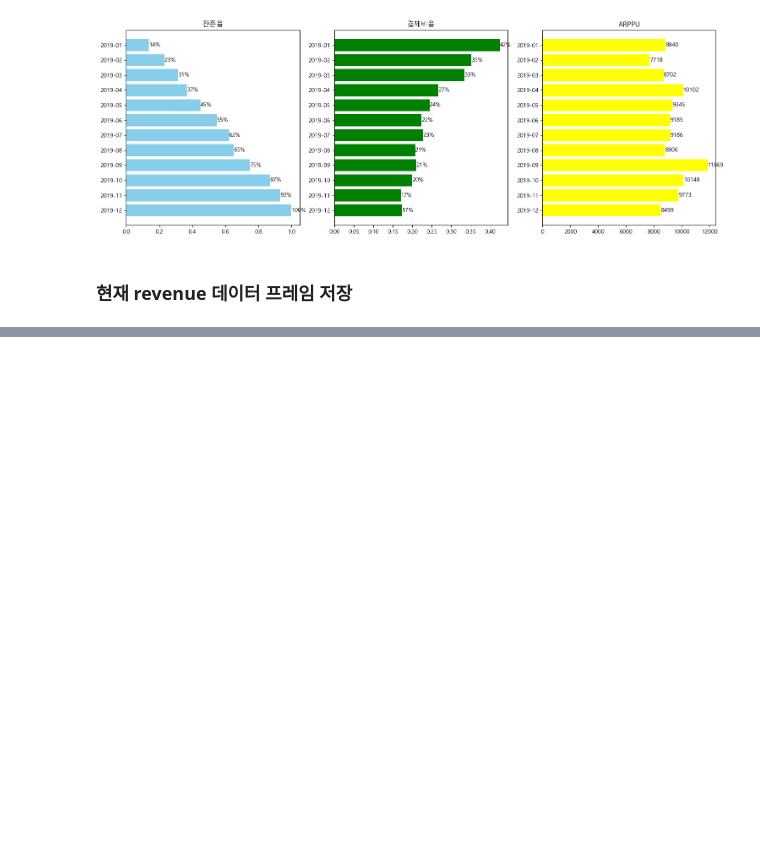
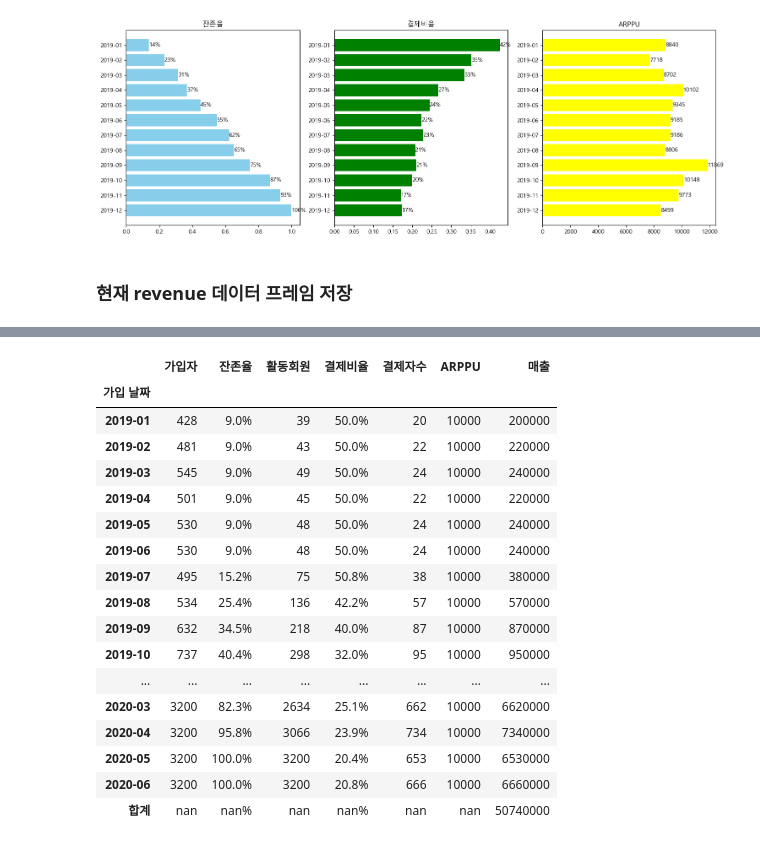
Before and after one commit to nyeokinyeoki/backup, a Jupyter notebook: data1.ipynb, the cells around one changed output, grey strips where cells are left out. Cells and saved outputs as stored; diff of their text form; code cells hidden in the pictures; blank space fills up the shorter version.

```diff
--- a/data1.ipynb
+++ b/data1.ipynb
@@ -516,0 +654,23 @@ devide_revenue.to_csv("./practice_revenue.csv")
+# %%
+future_metric_style = future_metric.style.format({'가입자' : '{:.0f}', "잔존율": '{:.1%}', '활동회원' : '{:.0f}',
+                                                  "결제비율": '{:.1%}', '결제자수' : '{:.0f}', 'ARPPU' : '{:.0f}', '매출' : '{:.0f}'})
+future_metric_style
+# %% [output]
+|  | 가입자 | 잔존율 | 활동회원 | 결제비율 | 결제자수 | ARPPU | 매출 |
+| 가입 날짜 |  |  |  |  |  |  |  |
+| 2019-01 | 428 | 9.0% | 39 | 50.0% | 20 | 10000 | 200000 |
+| 2019-02 | 481 | 9.0% | 43 | 50.0% | 22 | 10000 | 220000 |
+| 2019-03 | 545 | 9.0% | 49 | 50.0% | 24 | 10000 | 240000 |
+| 2019-04 | 501 | 9.0% | 45 | 50.0% | 22 | 10000 | 220000 |
+| 2019-05 | 530 | 9.0% | 48 | 50.0% | 24 | 10000 | 240000 |
+| 2019-06 | 530 | 9.0% | 48 | 50.0% | 24 | 10000 | 240000 |
+| 2019-07 | 495 | 15.2% | 75 | 50.8% | 38 | 10000 | 380000 |
+| 2019-08 | 534 | 25.4% | 136 | 42.2% | 57 | 10000 | 570000 |
+| 2019-09 | 632 | 34.5% | 218 | 40.0% | 87 | 10000 | 870000 |
+| 2019-10 | 737 | 40.4% | 298 | 32.0% | 95 | 10000 | 950000 |
+| ... | ... | ... | ... | ... | ... | ... | ... |
+| 2020-03 | 3200 | 82.3% | 2634 | 25.1% | 662 | 10000 | 6620000 |
+| 2020-04 | 3200 | 95.8% | 3066 | 23.9% | 734 | 10000 | 7340000 |
+| 2020-05 | 3200 | 100.0% | 3200 | 20.4% | 653 | 10000 | 6530000 |
+| 2020-06 | 3200 | 100.0% | 3200 | 20.8% | 666 | 10000 | 6660000 |
+| 합계 | nan | nan% | nan | nan% | nan | nan | 50740000 |
```
Also changed, not shown: parts of 7 cells of this notebook.
